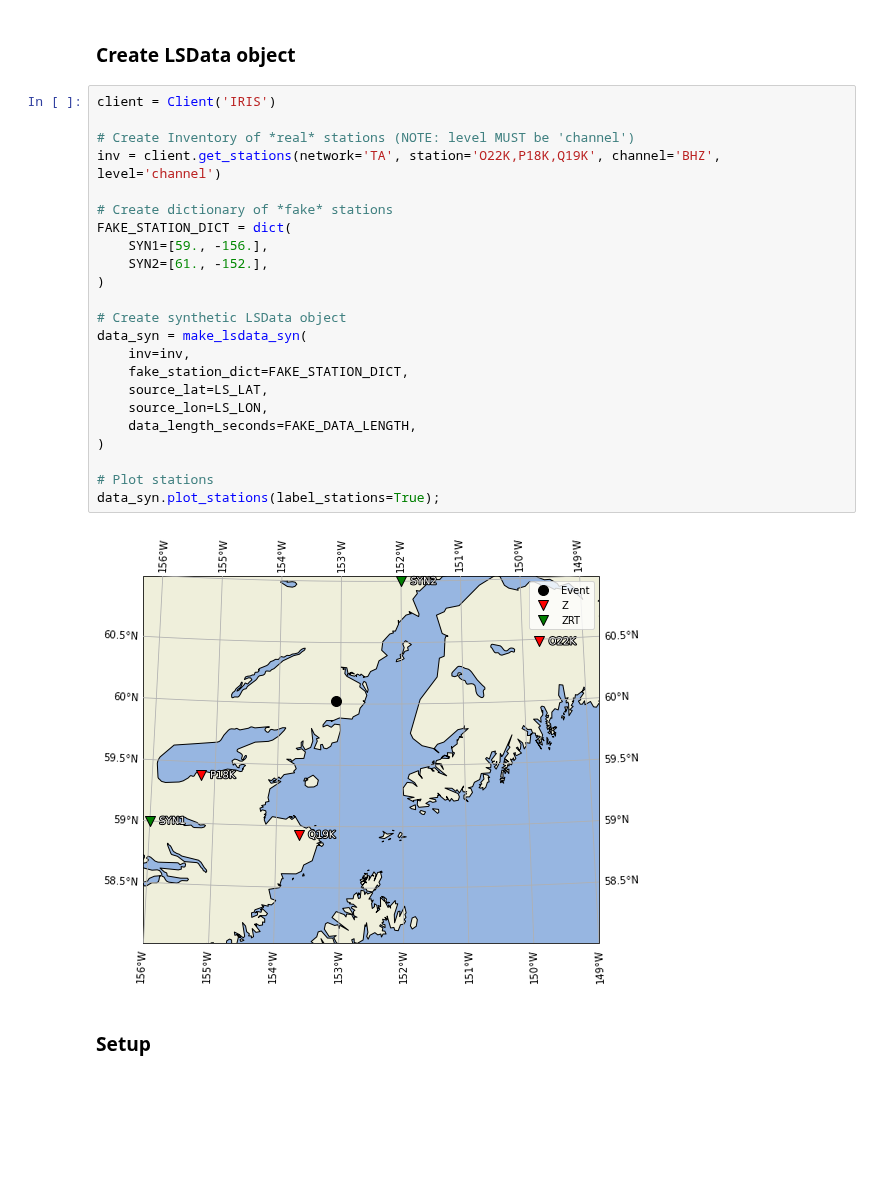
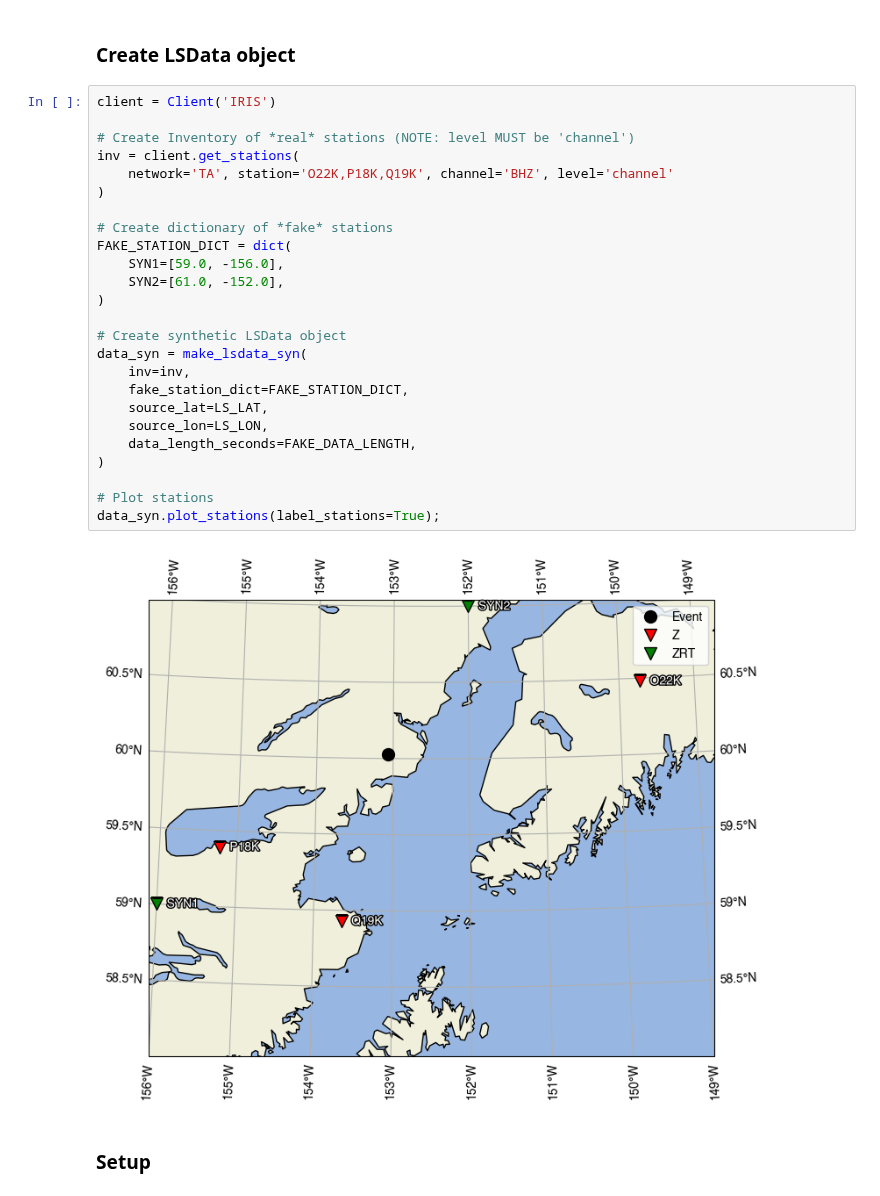
Before and after one commit to DOI-USGS/lsforce, a Jupyter notebook: notebooks/example_forward.ipynb, the cells around one changed output. Saved outputs shown, nothing was run; the diff lists cells and outputs as text; blank space fills up the shorter version.

```diff
--- a/notebooks/example_forward.ipynb
+++ b/notebooks/example_forward.ipynb
@@ -41,28 +44,30 @@ if not main_folder.exists():
 # %%
 client = Client('IRIS')
 
 # Create Inventory of *real* stations (NOTE: level MUST be 'channel')
-inv = client.get_stations(network='TA', station='O22K,P18K,Q19K', channel='BHZ', level='channel')
+inv = client.get_stations(
+    network='TA', station='O22K,P18K,Q19K', channel='BHZ', level='channel'
+)
 
 # Create dictionary of *fake* stations
 FAKE_STATION_DICT = dict(
-    SYN1=[59., -156.],
-    SYN2=[61., -152.],
+    SYN1=[59.0, -156.0],
+    SYN2=[61.0, -152.0],
 )
 
 # Create synthetic LSData object
 data_syn = make_lsdata_syn(
     inv=inv,
     fake_station_dict=FAKE_STATION_DICT,
     source_lat=LS_LAT,
     source_lon=LS_LON,
     data_length_seconds=FAKE_DATA_LENGTH,
 )
 
 # Plot stations
 data_syn.plot_stations(label_stations=True);
 # %% [output]
-[figure, old version]
+[figure, new version]
 # %% [markdown]
 ### Setup
 # %%
```
Also changed, not shown: parts of 4 cells of this notebook, 7 other files.
